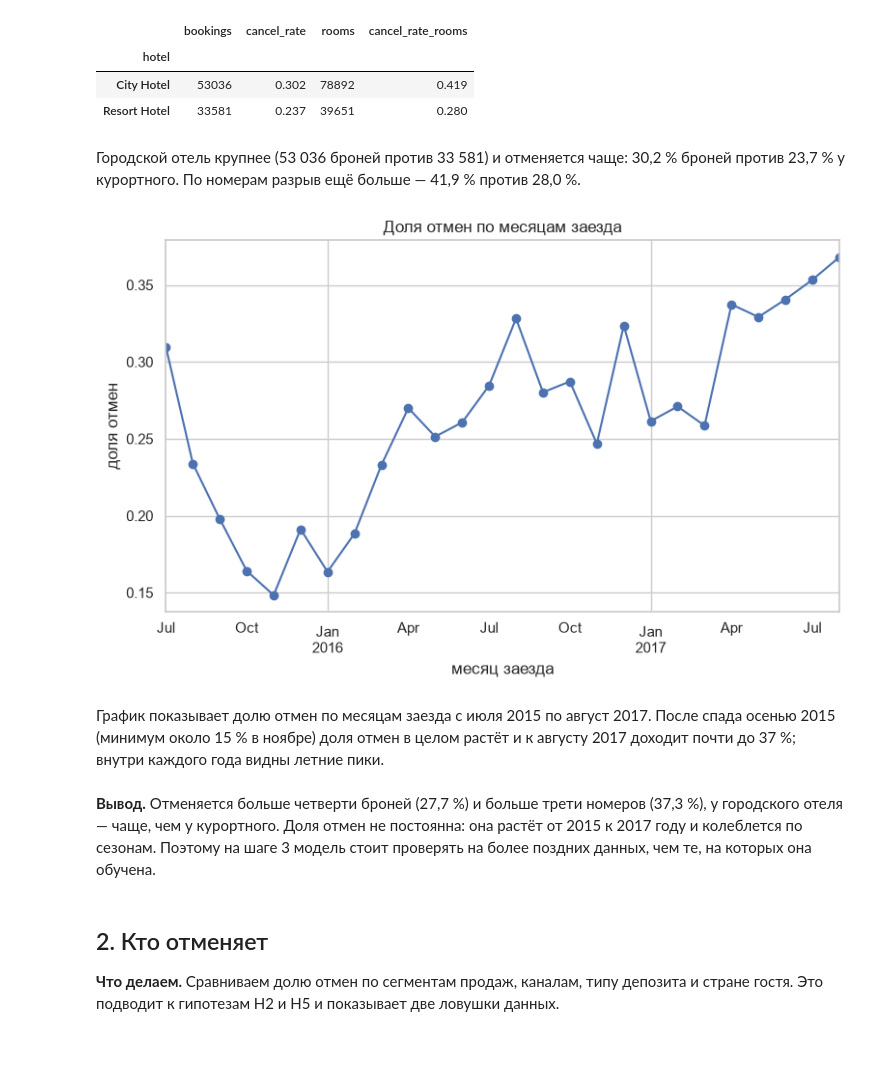
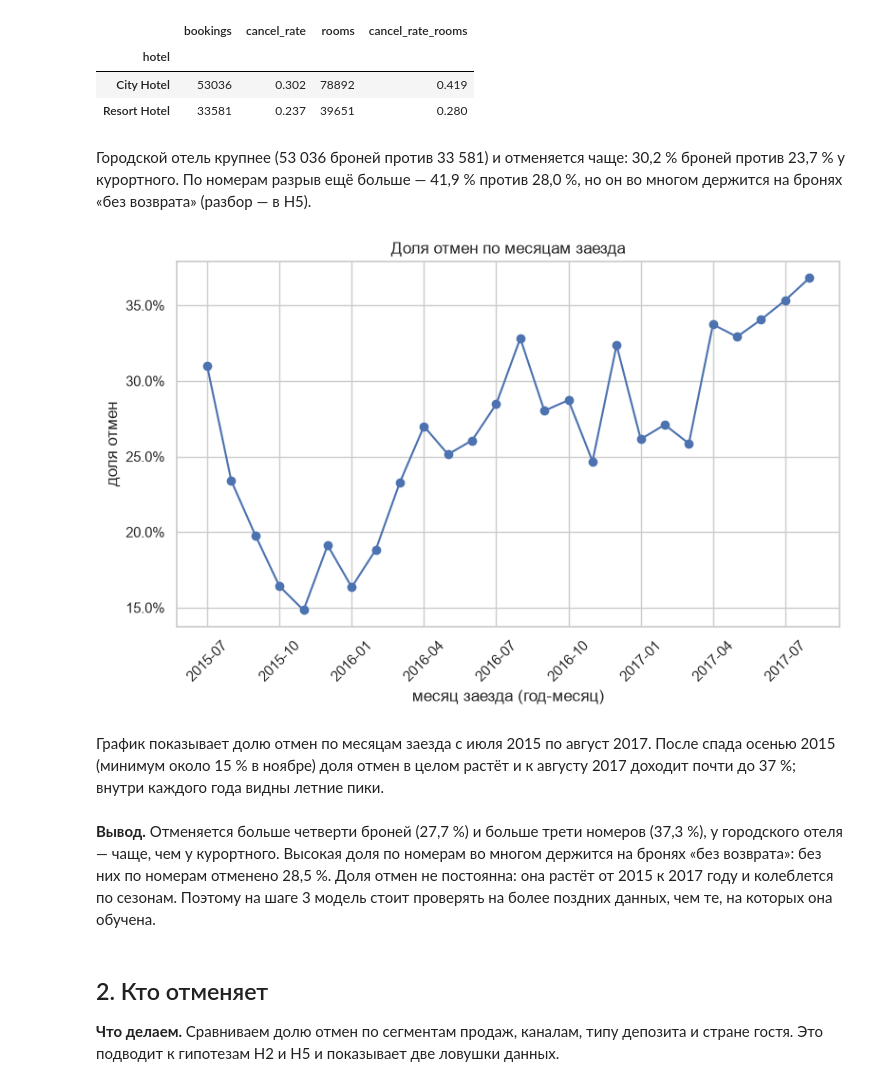
Before and after one commit to obivanio/hotel-cancellations-hse, a Jupyter notebook: notebooks/02_eda_hypotheses.ipynb, the cells around one changed output. Drawn from its saved outputs; the diff is of its cells as text; code cells hidden in the pictures; blank space fills up the shorter version.

```diff
--- a/notebooks/02_eda_hypotheses.ipynb
+++ b/notebooks/02_eda_hypotheses.ipynb
@@ -70,21 +90,24 @@ cancel_rates(df, 'hotel').round(3)
 | City Hotel | 53036 | 0.302 | 78892 | 0.419 |
 | Resort Hotel | 33581 | 0.237 | 39651 | 0.280 |
 # %% [markdown]
-Городской отель крупнее (53 036 броней против 33 581) и отменяется чаще: 30,2 % броней против 23,7 % у курортного. По номерам разрыв ещё больше — 41,9 % против 28,0 %.
+Городской отель крупнее (53 036 броней против 33 581) и отменяется чаще: 30,2 % броней против 23,7 % у курортного. По номерам разрыв ещё больше — 41,9 % против 28,0 %, но он во многом держится на бронях «без возврата» (разбор — в H5).
 # %%
 monthly = cancel_rates(df, df['arrival_date'].dt.to_period('M'))
 fig, ax = plt.subplots()
-monthly['cancel_rate'].plot(ax=ax, marker='o')
+ax.plot(monthly.index.strftime('%Y-%m'), monthly['cancel_rate'], marker='o')
+ax.set_xticks(range(0, len(monthly), 3))
+ax.tick_params(axis='x', rotation=45)
+ax.yaxis.set_major_formatter(PercentFormatter(1.0))
 ax.set_title('Доля отмен по месяцам заезда')
-ax.set_xlabel('месяц заезда')
+ax.set_xlabel('месяц заезда (год-месяц)')
 ax.set_ylabel('доля отмен')
 save_figure(fig, '01_monthly_cancel_rate')
 # %% [output]
-[figure, old version]
+[figure, new version]
 # %% [markdown]
 График показывает долю отмен по месяцам заезда с июля 2015 по август 2017. После спада осенью 2015 (минимум около 15 % в ноябре) доля отмен в целом растёт и к августу 2017 доходит почти до 37 %; внутри каждого года видны летние пики.
 # %% [markdown]
-**Вывод.** Отменяется больше четверти броней (27,7 %) и больше трети номеров (37,3 %), у городского отеля — чаще, чем у курортного. Доля отмен не постоянна: она растёт от 2015 к 2017 году и колеблется по сезонам. Поэтому на шаге 3 модель стоит проверять на более поздних данных, чем те, на которых она обучена.
+**Вывод.** Отменяется больше четверти броней (27,7 %) и больше трети номеров (37,3 %), у городского отеля — чаще, чем у курортного. Высокая доля по номерам во многом держится на бронях «без возврата»: без них по номерам отменено 28,5 %. Доля отмен не постоянна: она растёт от 2015 к 2017 году и колеблется по сезонам. Поэтому на шаге 3 модель стоит проверять на более поздних данных, чем те, на которых она обучена.
 # %% [markdown]
 ## 2. Кто отменяет
 
```
Also changed, not shown: parts of 43 cells of this notebook, 4 other files.
